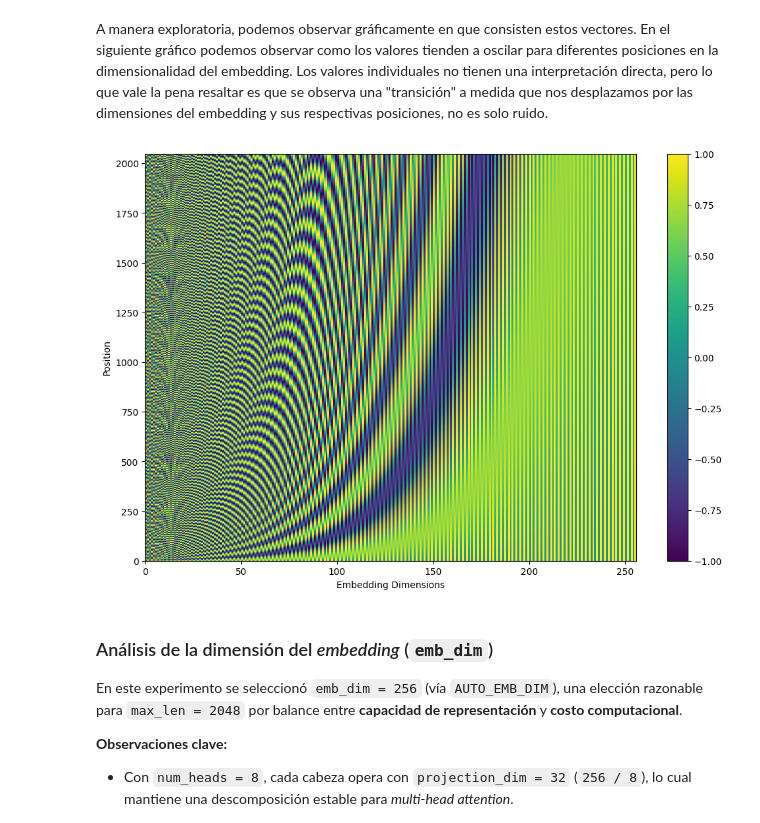
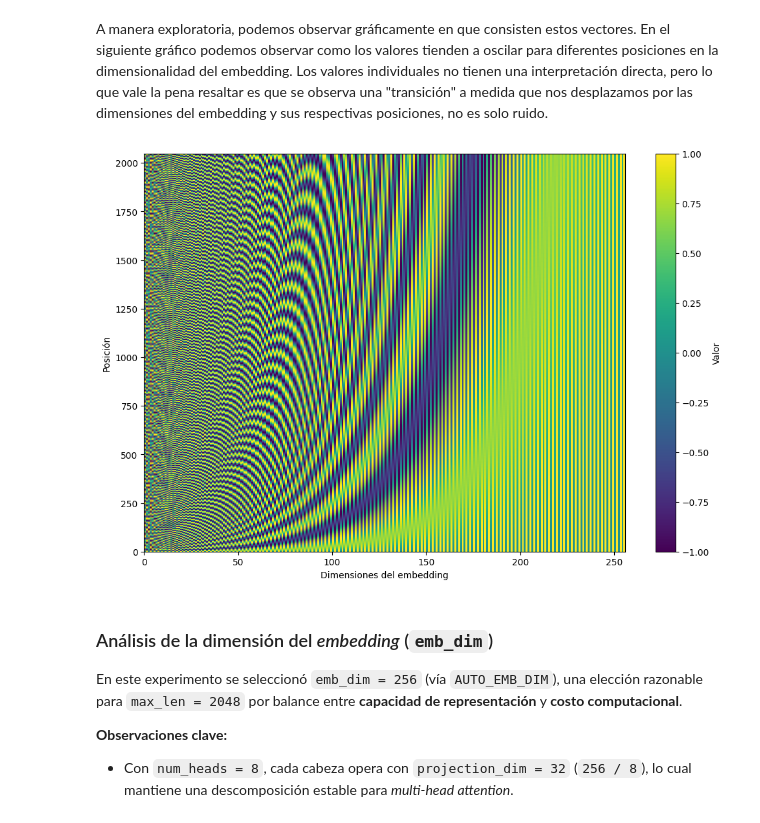
Before and after one commit to ajapontes/icesi-nlp, a Jupyter notebook: Entregables/Entregable/Sesion 3/Work3.ipynb, the cells around one changed output. Saved outputs shown, nothing was run; the diff lists cells and outputs as text; code cells hidden in the pictures.

```diff
--- a/Entregables/Entregable/Sesion 3/Work3.ipynb
+++ b/Entregables/Entregable/Sesion 3/Work3.ipynb
@@ -831,15 +844,15 @@ A manera exploratoria, podemos observar gráficamente en que consisten estos vec
 # %%
 import matplotlib.pyplot as plt
 
 plt.figure(figsize=(12, 8))
 plt.pcolormesh(pos_encoding, cmap='viridis')
-plt.xlabel('Embedding Dimensions')
+plt.xlabel('Dimensiones del embedding')
 plt.xlim((0, emb_dim))
-plt.ylabel('Position')
-plt.colorbar()
+plt.ylabel('Posición')
+plt.colorbar(label='Valor')
 plt.show()
 # %% [output]
-[figure, old version]
+[figure, new version]
 # %% [markdown]
 ### Análisis de la dimensión del *embedding* (`emb_dim`)
 
```
Also changed, not shown: parts of 22 cells of this notebook.
